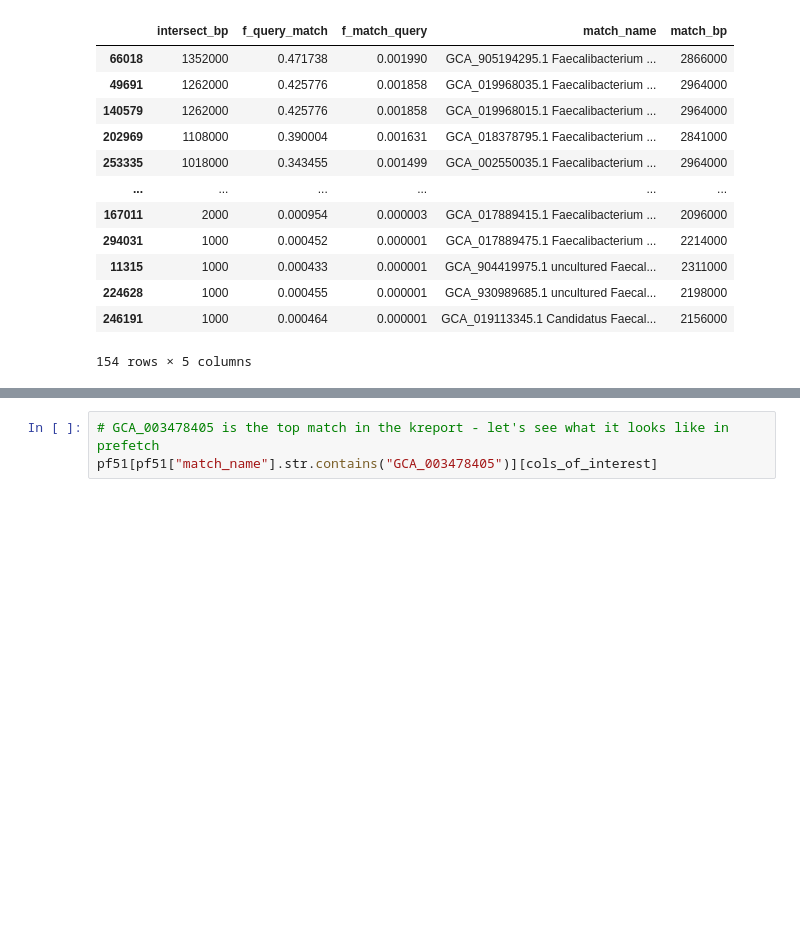
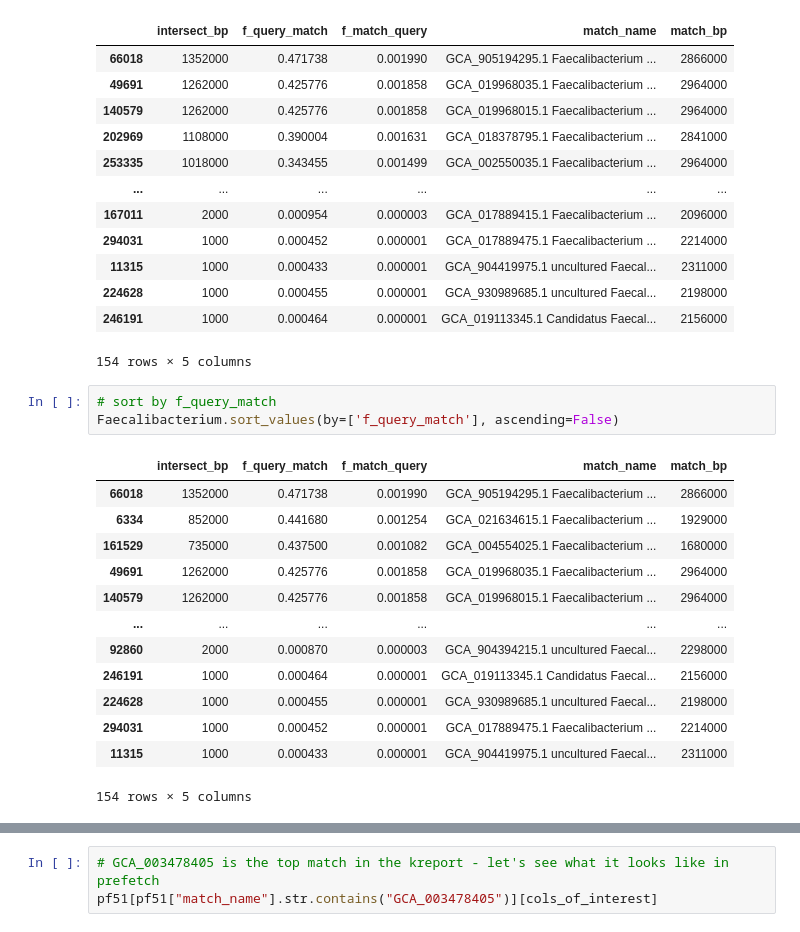
Before and after one commit to bluegenes/2022-lr-tax, a Jupyter notebook: notebooks/02.D6331-prefetch-vs-gather.ipynb, the cells around one changed output, grey strips where cells are left out. Cells and saved outputs as stored; diff of their text form; blank space fills up the shorter version.

```diff
--- a/notebooks/02.D6331-prefetch-vs-gather.ipynb
+++ b/notebooks/02.D6331-prefetch-vs-gather.ipynb
@@ -136,3 +136,20 @@ Faecalibacterium.sort_values(by=['intersect_bp'], ascending=False)
 | 224628 | 1000 | 0.000455 | 0.000001 | GCA_930989685.1 uncultured Faecal... | 2198000 |
 | 246191 | 1000 | 0.000464 | 0.000001 | GCA_019113345.1 Candidatus Faecal... | 2156000 |
 154 rows × 5 columns
+# %%
+# sort by f_query_match
+Faecalibacterium.sort_values(by=['f_query_match'], ascending=False)
+# %% [output]
+|  | intersect_bp | f_query_match | f_match_query | match_name | match_bp |
+| 66018 | 1352000 | 0.471738 | 0.001990 | GCA_905194295.1 Faecalibacterium ... | 2866000 |
+| 6334 | 852000 | 0.441680 | 0.001254 | GCA_021634615.1 Faecalibacterium ... | 1929000 |
+| 161529 | 735000 | 0.437500 | 0.001082 | GCA_004554025.1 Faecalibacterium ... | 1680000 |
+| 49691 | 1262000 | 0.425776 | 0.001858 | GCA_019968035.1 Faecalibacterium ... | 2964000 |
+| 140579 | 1262000 | 0.425776 | 0.001858 | GCA_019968015.1 Faecalibacterium ... | 2964000 |
+| ... | ... | ... | ... | ... | ... |
+| 92860 | 2000 | 0.000870 | 0.000003 | GCA_904394215.1 uncultured Faecal... | 2298000 |
+| 246191 | 1000 | 0.000464 | 0.000001 | GCA_019113345.1 Candidatus Faecal... | 2156000 |
+| 224628 | 1000 | 0.000455 | 0.000001 | GCA_930989685.1 uncultured Faecal... | 2198000 |
+| 294031 | 1000 | 0.000452 | 0.000001 | GCA_017889475.1 Faecalibacterium ... | 2214000 |
+| 11315 | 1000 | 0.000433 | 0.000001 | GCA_904419975.1 uncultured Faecal... | 2311000 |
+154 rows × 5 columns
```
Also changed, not shown: parts of 1 cell of this notebook.
